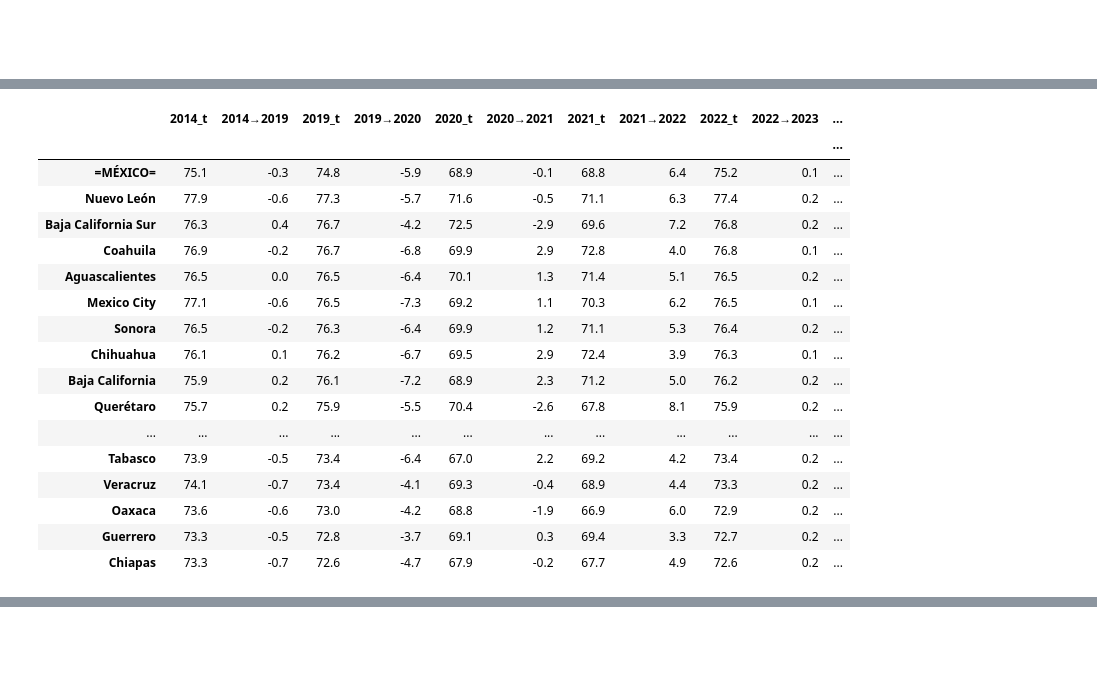
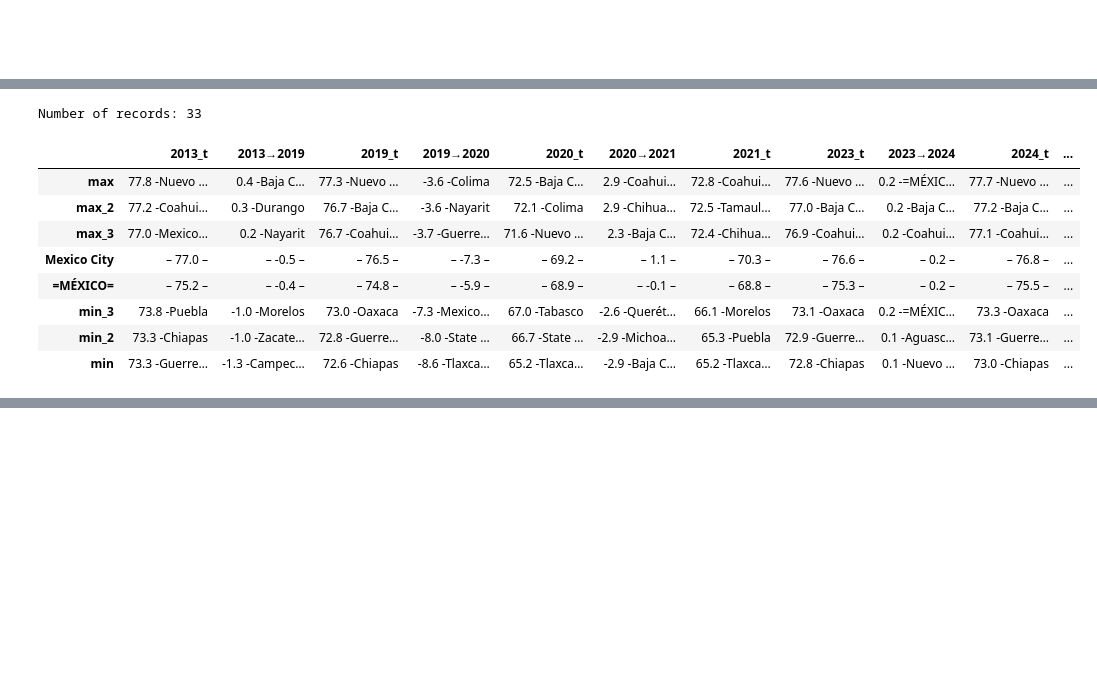
Before and after one commit to Lady3mlnm/Mini-programs-for-calculation-of-life-expectancy-in-countries, a Jupyter notebook: regions_Mexico/Mexican_table-2025.ipynb, the cells around one changed output, grey strips where cells are left out. Drawn from its saved outputs; the diff is of its cells as text; code cells hidden in the pictures; blank space fills up the shorter version.

Commit message:
Updated scripts for Mexico, for 2025

```diff
--- a/regions_Mexico/Mexican_table-v2_&_v3.ipynb
+++ b/regions_Mexico/Mexican_table-2025.ipynb
@@ -41,6 +41,6 @@ df.head(3)
 # %%
 ls_cols = []
-for year in list(range(2010, 2026)):
+for year in list(range(2010, 2026+1)):
     ls_cols.extend([f'{year}_t', f'{year}_m', f'{year}_f'])
 
 df.columns = ls_cols
@@ -84,5 +94,4 @@ df[[f'{year}_t' for year in range(2010, 2026)]].head(3)
 # %%
-# just for interest, look at estimation
-df_estimation = df[['2014_t', '2019_t', '2020_t', '2021_t', '2022_t', '2023_t', '2024_t', '2025_t', '2025_m', '2025_f']]
-df_estimation.head(3)
+df = df[['2013_t', '2019_t', '2020_t', '2021_t', '2022_t', '2023_t', '2024_t', '2025_t', '2025_m', '2025_f']]
+df.head(3)
 # %% [output]
@@ -94,3 +102,0 @@ df_estimation.head(3)
-# %%
-df = df[['2014_t', '2019_t', '2020_t', '2021_t', '2022_t', '2023_t', '2024_t', '2024_m', '2024_f']]
-df.head(3)
@@ -102,0 +103,17 @@ df.head(3)
+# %%
+def extend_df(df, prec=1):
+    df.insert(loc=1, column='2013→2019', value=(df['2019_t']-df['2013_t']).round(prec))
+    df.insert(loc=3, column='2019→2020', value=(df['2020_t']-df['2019_t']).round(prec))
+    df.insert(loc=5, column='2020→2021', value=(df['2021_t']-df['2020_t']).round(prec))
+    df.insert(loc=7, column='2021→2022', value=(df['2022_t']-df['2021_t']).round(prec))
+    df.insert(loc=9, column='2022→2023', value=(df['2023_t']-df['2022_t']).round(prec))
+    df.insert(loc=11, column='2023→2024', value=(df['2024_t']-df['2023_t']).round(prec))
+    df.insert(loc=13, column='2024→2025', value=(df['2025_t']-df['2024_t']).round(prec))
+    df.insert(loc=15, column='2019→2025', value=(df['2025_t']-df['2019_t']).round(prec))
+    df.insert(loc=16, column='2013→2025', value=(df['2025_t']-df['2013_t']).round(prec))
+    df['2025_fΔm']  = (df['2025_f']-df['2025_m']).round(prec)
+
+    return df
+
+df = extend_df(df)
+df
@@ -103,35 +139,14 @@ df.head(3)
 # %%
-def extend_df(df, prec=1):
-    df.insert(loc=1, column='2014→2019', value=(df['2019_t']-df['2014_t']).round(prec))
-    df.insert(loc=3, column='2019→2020', value=(df['2020_t']-df['2019_t']).round(prec))
-    df.insert(loc=5, column='2020→2021', value=(df['2021_t']-df['2020_t']).round(prec))
-    df.insert(loc=7, column='2021→2022', value=(df['2022_t']-df['2021_t']).round(prec))
-    df.insert(loc=9, column='2022→2023', value=(df['2023_t']-df['2022_t']).round(prec))
-    df.insert(loc=11, column='2023→2024', value=(df['2024_t']-df['2023_t']).round(prec))
-    df.insert(loc=13, column='2019→2024', value=(df['2024_t']-df['2019_t']).round(prec))
-    df.insert(loc=14, column='2014→2024', value=(df['2024_t']-df['2014_t']).round(prec))
-    df['2024_fΔm']  = (df['2024_f']-df['2024_m']).round(prec)
-
-    return df
-
-df = extend_df(df)
-df
+mal.min_and_max_values(df.loc[:, '2013_t':'2013→2025'].drop(columns=['2021→2022', '2022_t', '2022→2023']),
+                       row_center=['Mexico City', '=MÉXICO='], max_lng=7)
 # %% [output]
+Number of records: 33
-|  | 2014_t | 2014→2019 | 2019_t | 2019→2020 | 2020_t | 2020→2021 | 2021_t | 2021→2022 | 2022_t | 2022→2023 | ... |
-|  |  |  |  |  |  |  |  |  |  |  | ... |
-| =MÉXICO= | 75.1 | -0.3 | 74.8 | -5.9 | 68.9 | -0.1 | 68.8 | 6.4 | 75.2 | 0.1 | ... |
-| Nuevo León | 77.9 | -0.6 | 77.3 | -5.7 | 71.6 | -0.5 | 71.1 | 6.3 | 77.4 | 0.2 | ... |
-| Baja California Sur | 76.3 | 0.4 | 76.7 | -4.2 | 72.5 | -2.9 | 69.6 | 7.2 | 76.8 | 0.2 | ... |
-| Coahuila | 76.9 | -0.2 | 76.7 | -6.8 | 69.9 | 2.9 | 72.8 | 4.0 | 76.8 | 0.1 | ... |
-| Aguascalientes | 76.5 | 0.0 | 76.5 | -6.4 | 70.1 | 1.3 | 71.4 | 5.1 | 76.5 | 0.2 | ... |
-| Mexico City | 77.1 | -0.6 | 76.5 | -7.3 | 69.2 | 1.1 | 70.3 | 6.2 | 76.5 | 0.1 | ... |
-| Sonora | 76.5 | -0.2 | 76.3 | -6.4 | 69.9 | 1.2 | 71.1 | 5.3 | 76.4 | 0.2 | ... |
-| Chihuahua | 76.1 | 0.1 | 76.2 | -6.7 | 69.5 | 2.9 | 72.4 | 3.9 | 76.3 | 0.1 | ... |
-| Baja California | 75.9 | 0.2 | 76.1 | -7.2 | 68.9 | 2.3 | 71.2 | 5.0 | 76.2 | 0.2 | ... |
-| Querétaro | 75.7 | 0.2 | 75.9 | -5.5 | 70.4 | -2.6 | 67.8 | 8.1 | 75.9 | 0.2 | ... |
-| ... | ... | ... | ... | ... | ... | ... | ... | ... | ... | ... | ... |
-| Tabasco | 73.9 | -0.5 | 73.4 | -6.4 | 67.0 | 2.2 | 69.2 | 4.2 | 73.4 | 0.2 | ... |
-| Veracruz | 74.1 | -0.7 | 73.4 | -4.1 | 69.3 | -0.4 | 68.9 | 4.4 | 73.3 | 0.2 | ... |
-| Oaxaca | 73.6 | -0.6 | 73.0 | -4.2 | 68.8 | -1.9 | 66.9 | 6.0 | 72.9 | 0.2 | ... |
-| Guerrero | 73.3 | -0.5 | 72.8 | -3.7 | 69.1 | 0.3 | 69.4 | 3.3 | 72.7 | 0.2 | ... |
-| Chiapas | 73.3 | -0.7 | 72.6 | -4.7 | 67.9 | -0.2 | 67.7 | 4.9 | 72.6 | 0.2 | ... |
+|  | 2013_t | 2013→2019 | 2019_t | 2019→2020 | 2020_t | 2020→2021 | 2021_t | 2023_t | 2023→2024 | 2024_t | ... |
+| max | 77.8 -Nuevo … | 0.4 -Baja C… | 77.3 -Nuevo … | -3.6 -Colima | 72.5 -Baja C… | 2.9 -Coahui… | 72.8 -Coahui… | 77.6 -Nuevo … | 0.2 -=MÉXIC… | 77.7 -Nuevo … | ... |
+| max_2 | 77.2 -Coahui… | 0.3 -Durango | 76.7 -Baja C… | -3.6 -Nayarit | 72.1 -Colima | 2.9 -Chihua… | 72.5 -Tamaul… | 77.0 -Baja C… | 0.2 -Baja C… | 77.2 -Baja C… | ... |
+| max_3 | 77.0 -Mexico… | 0.2 -Nayarit | 76.7 -Coahui… | -3.7 -Guerre… | 71.6 -Nuevo … | 2.3 -Baja C… | 72.4 -Chihua… | 76.9 -Coahui… | 0.2 -Coahui… | 77.1 -Coahui… | ... |
+| Mexico City | – 77.0 – | – -0.5 – | – 76.5 – | – -7.3 – | – 69.2 – | – 1.1 – | – 70.3 – | – 76.6 – | – 0.2 – | – 76.8 – | ... |
+| =MÉXICO= | – 75.2 – | – -0.4 – | – 74.8 – | – -5.9 – | – 68.9 – | – -0.1 – | – 68.8 – | – 75.3 – | – 0.2 – | – 75.5 – | ... |
+| min_3 | 73.8 -Puebla | -1.0 -Morelos | 73.0 -Oaxaca | -7.3 -Mexico… | 67.0 -Tabasco | -2.6 -Querét… | 66.1 -Morelos | 73.1 -Oaxaca | 0.2 -=MÉXIC… | 73.3 -Oaxaca | ... |
+| min_2 | 73.3 -Chiapas | -1.0 -Zacate… | 72.8 -Guerre… | -8.0 -State … | 66.7 -State … | -2.9 -Michoa… | 65.3 -Puebla | 72.9 -Guerre… | 0.1 -Aguasc… | 73.1 -Guerre… | ... |
+| min | 73.3 -Guerre… | -1.3 -Campec… | 72.6 -Chiapas | -8.6 -Tlaxca… | 65.2 -Tlaxca… | -2.9 -Baja C… | 65.2 -Tlaxca… | 72.8 -Chiapas | 0.1 -Nuevo … | 73.0 -Chiapas | ... |
```
Also changed, not shown: parts of 14 cells of this notebook, 11 other files.
